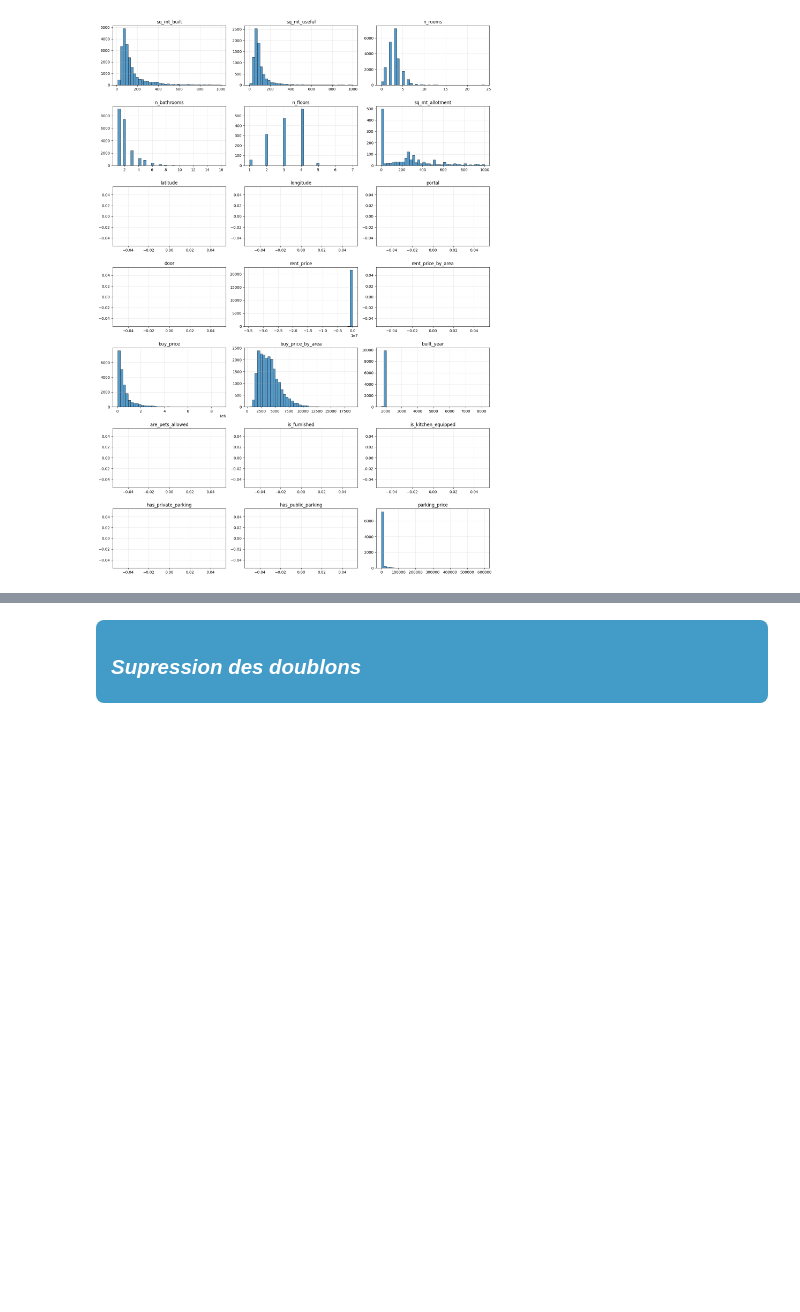
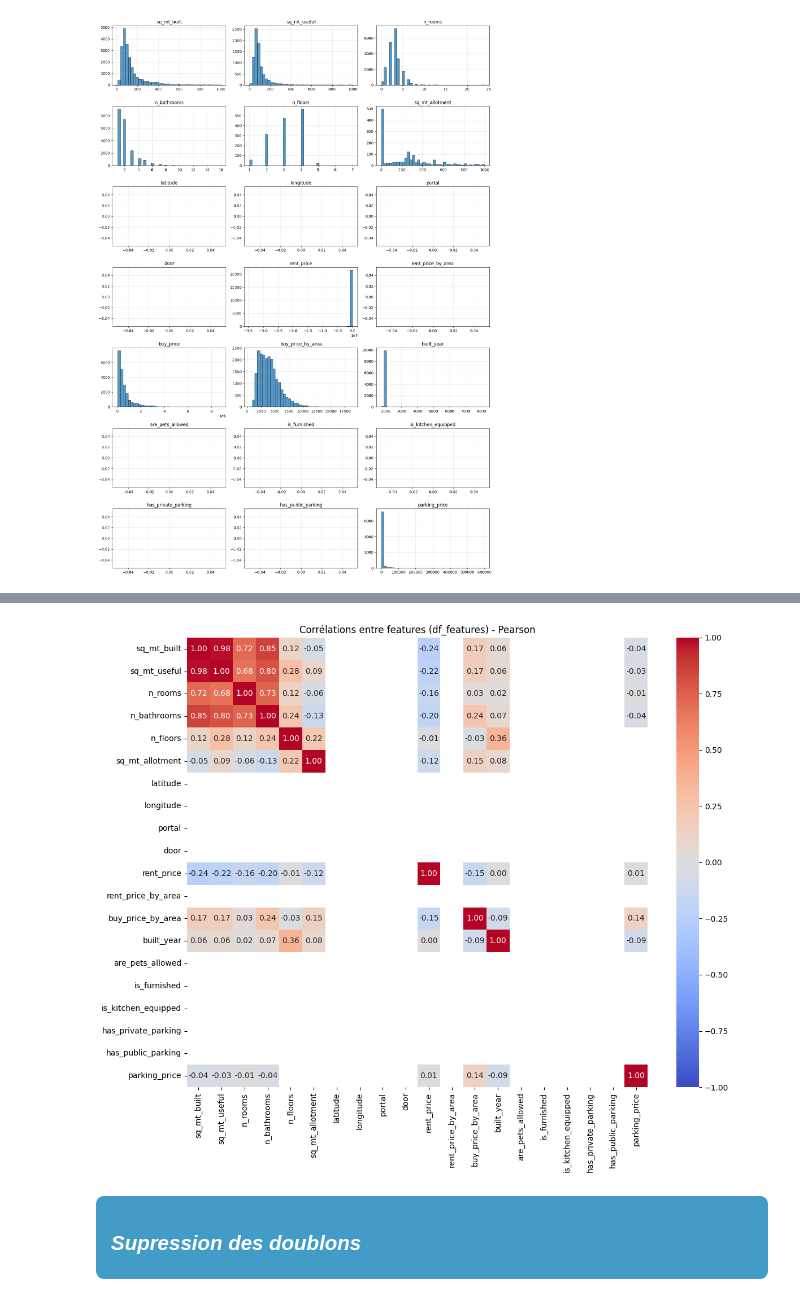
Before and after one commit to bruno-coulet/apartment-hunter, a Jupyter notebook: 1_cleaning.ipynb, the cells around one changed output, grey strips where cells are left out. Drawn from its saved outputs; the diff is of its cells as text; code cells hidden in the pictures; blank space fills up the shorter version.

```diff
--- a/1_cleaning.ipynb
+++ b/1_cleaning.ipynb
@@ -115,3 +130,12 @@ plot_numeric_histograms(df, bins=40, n_cols=3)
+# %%
+df_features = df.drop(columns=['buy_price'])
+
+plot_corr_heatmap(
+    df_features,
+    title="Corrélations entre features (df_features) - Pearson",
+)
+# %% [output]
+[figure, added]
 # %% [markdown]
 <div style="
     background-color: #439cc8;
```
Also changed, not shown: parts of 3 cells of this notebook, 2 other files.
